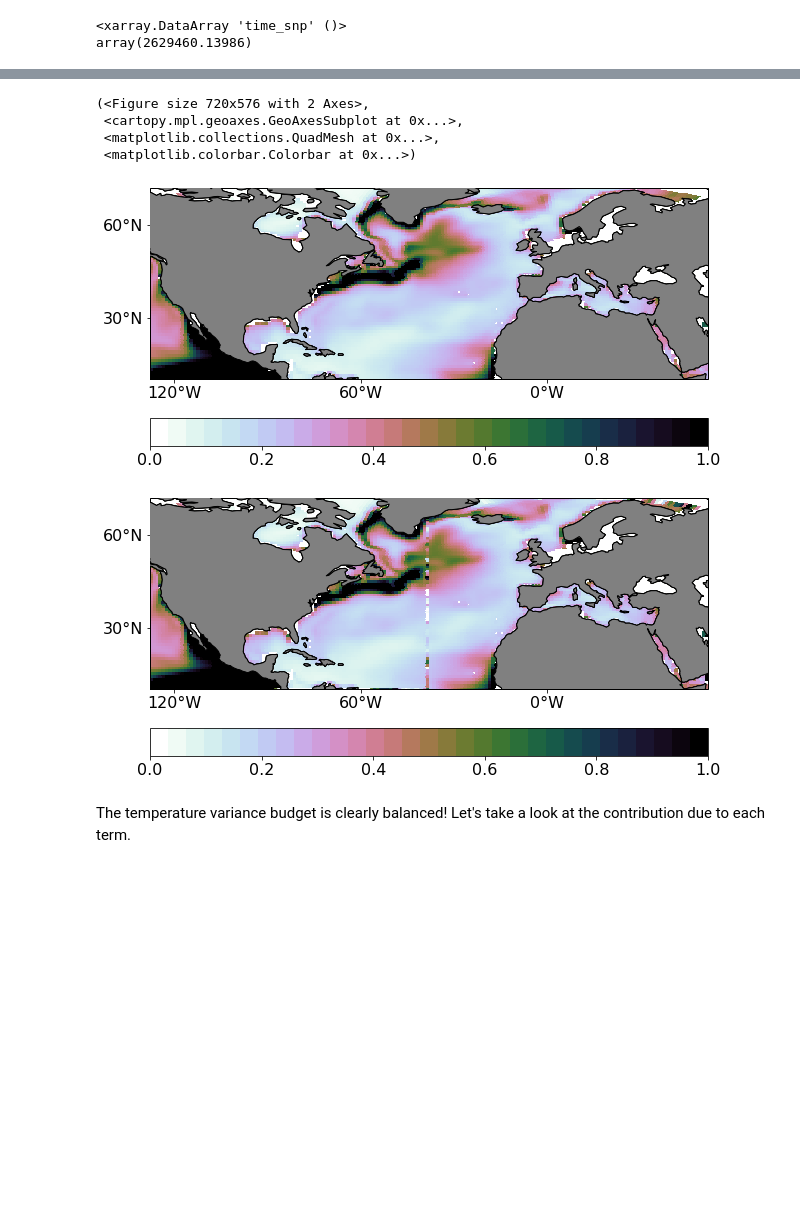
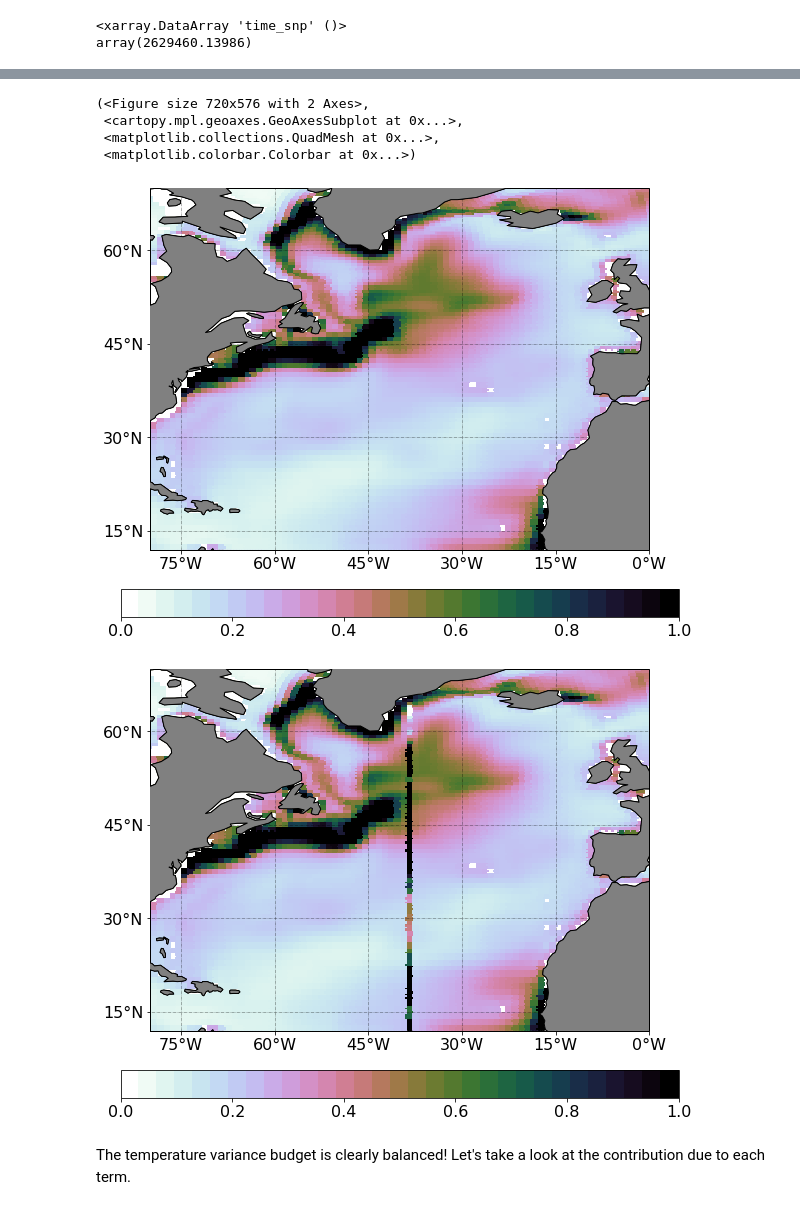
Before and after one commit to cpatrizio88/pangeo_ECCO, a Jupyter notebook: test_ecco_sstvarbudget.ipynb, the cells around one changed output, grey strips where cells are left out. Drawn from its saved outputs; the diff is of its cells as text; code cells hidden in the pictures; blank space fills up the shorter version.

Commit message:
fixed ploting with both mapper and ecco_v4_tools

```diff
--- a/test_ecco_sstvarbudget.ipynb
+++ b/test_ecco_sstvarbudget.ipynb
@@ -256,3 +236,11 @@ $\large
 The temperature variance at depth $z$ is therefore determined by the covariance between the time tendency of the temperature and the different terms in the ocean energy budget, scaled by the factor $\frac{\Delta t^2}{2c_o(z) (1-r_1)}$.
 
 We will integrate this equation across the climatological ocean mixed layer to better understand the processes that contribute to sea-surface temperature (SST) variance.
+# %%
+# Face numbers to analyze
+facen = [2,10]
+# Plotting bounds
+bnds = [280,360,12,70]
+
+lons = coords.XC.isel(face=facen)
+lats = coords.YC.isel(face=facen)
@@ -755,4 +744,4 @@ T_anom = T_anom.transpose('time', 'face', 'k', 'j', 'i')
 # %%
-r_1 = st.cor(T_anom, T_anom,time_axis=1,lagx=1).load()
+r_1 = st.cor(T_anom, T_anom,lagx=1).load()
 r_1
 # %% [output]
@@ -808,9 +797,9 @@ array([[[[0.173705, ..., 0.33101 ],
   * j        (j) int64 0 1 2 3 4 5 6 7 8 9 10 ... 80 81 82 83 84 85 86 87 88 89
   * k        (k) int64 0 1 2 3 4 5 6 7 8 9 10 ... 40 41 42 43 44 45 46 47 48 49
 # %%
-cov_adv = st.cov(tendT_anom, C_adv_anom, time_axis=1).load()
-cov_dif = st.cov(tendT_anom, C_dif_anom, time_axis=1).load()
-cov_forc = st.cov(tendT_anom, C_forc_anom, time_axis=1).load()
+cov_adv = st.cov(tendT_anom, C_adv_anom).load()
+cov_dif = st.cov(tendT_anom, C_dif_anom).load()
+cov_forc = st.cov(tendT_anom, C_forc_anom).load()
 # %%
 deltat = dt.mean()
 deltat.load()
@@ -863,23 +852,23 @@ array([[[[ 0.173647, ...,  0.40011 ],
 # %%
 #f, axes = plt.subplots(2,1,figsize=(16,12))
 #plt.subplot(2,1,1)
 plt.figure()
 ecco.plot_proj_to_latlon_grid(lons, lats, T_var.isel(k=k),
-                              user_lon_0=0, plot_type = 'pcolormesh', levels=31, cmin=0, cmax=1.0,
+                              bnds=bnds, plot_type = 'pcolormesh', levels=31, cmin=0, cmax=1.0,
                               cmap = plt.cm.cubehelix_r, projection_type='PlateCaree',
                               show_colorbar=True, less_output=True)
 plt.figure()
-ecco.plot_proj_to_latlon_grid(lons, lats, T_var_sum.isel(k=k),
-                              user_lon_0=0, plot_type = 'pcolormesh', levels=31, cmin=0, cmax=1.0,
+ecco.plot_proj_to_latlon_grid(lons, lats,T_var_sum.isel(k=k),
+                              bnds=bnds,  plot_type = 'pcolormesh', levels=31, cmin=0, cmax=1.0,
                               cmap = plt.cm.cubehelix_r, projection_type='PlateCaree',
                               show_colorbar=True, less_output=True)
 # %% [output]
 (<Figure size 720x576 with 2 Axes>,
  <cartopy.mpl.geoaxes.GeoAxesSubplot at 0x...>,
  <matplotlib.collections.QuadMesh at 0x...>,
  <matplotlib.colorbar.Colorbar at 0x...>)
-[figure, old version]
+[figure, new version]
-[figure, old version]
+[figure, new version]
 # %% [markdown]
 The temperature variance budget is clearly balanced! Let's take a look at the contribution due to each term.
 # %%
```
Also changed, not shown: parts of 24 cells of this notebook, 5 other files.
